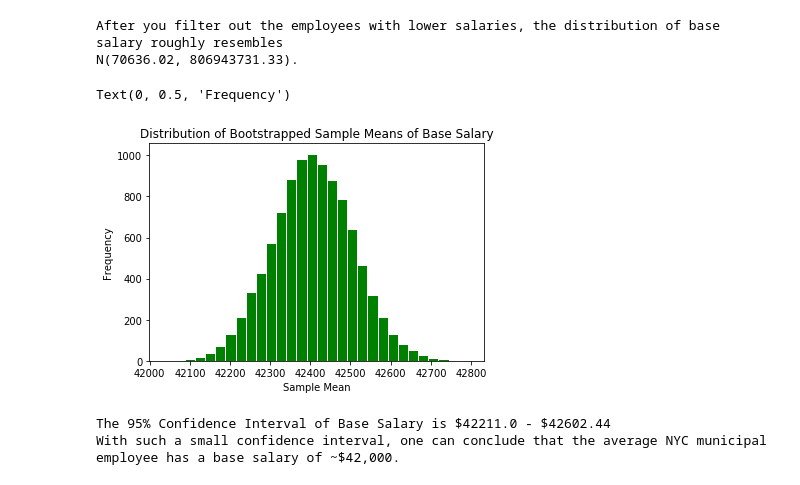
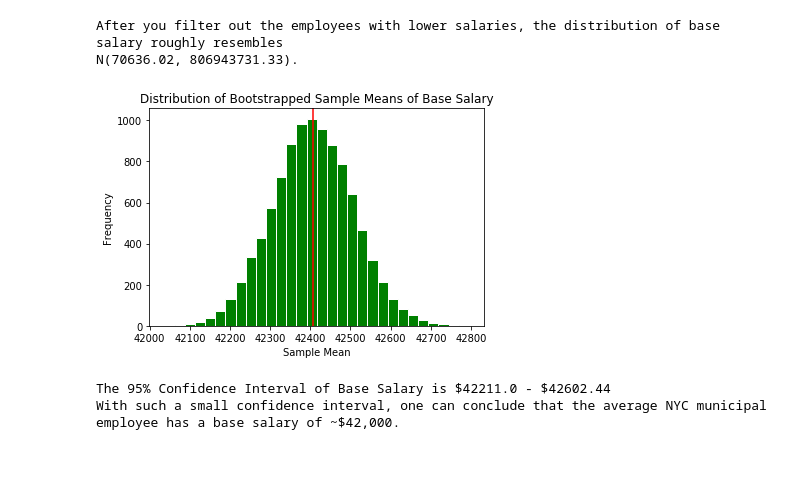
Before and after one commit to esm2000/nyc_payroll, a Jupyter notebook: citywide_payroll.ipynb, the cells around one changed output. Saved outputs shown, nothing was run; the diff lists cells and outputs as text; code cells hidden in the pictures.

```diff
--- a/citywide_payroll.ipynb
+++ b/citywide_payroll.ipynb
@@ -505,12 +491,13 @@ for i in range(10000):
 # %%
 base_salary_means = pd.Series(base_salary_means)
 base_salary_means.hist(bins = 30, edgecolor = "white", grid = False, color = "g", )
 plt.title("Distribution of Bootstrapped Sample Means of Base Salary")
 plt.xlabel("Sample Mean")
 plt.ylabel("Frequency")
+plt.axvline(x=base_salary_means.mean(), color ="r")
+plt.savefig("distribution_of_bootstrapped_base_salary_sample_means.png")
 # %% [output]
-Text(0, 0.5, 'Frequency')
-[figure, old version]
+[figure, new version]
 # %%
 low = base_salary_means.quantile(0.025)
 high = base_salary_means.quantile(0.975)
```
Also changed, not shown: parts of 14 cells of this notebook, 13 other files.
